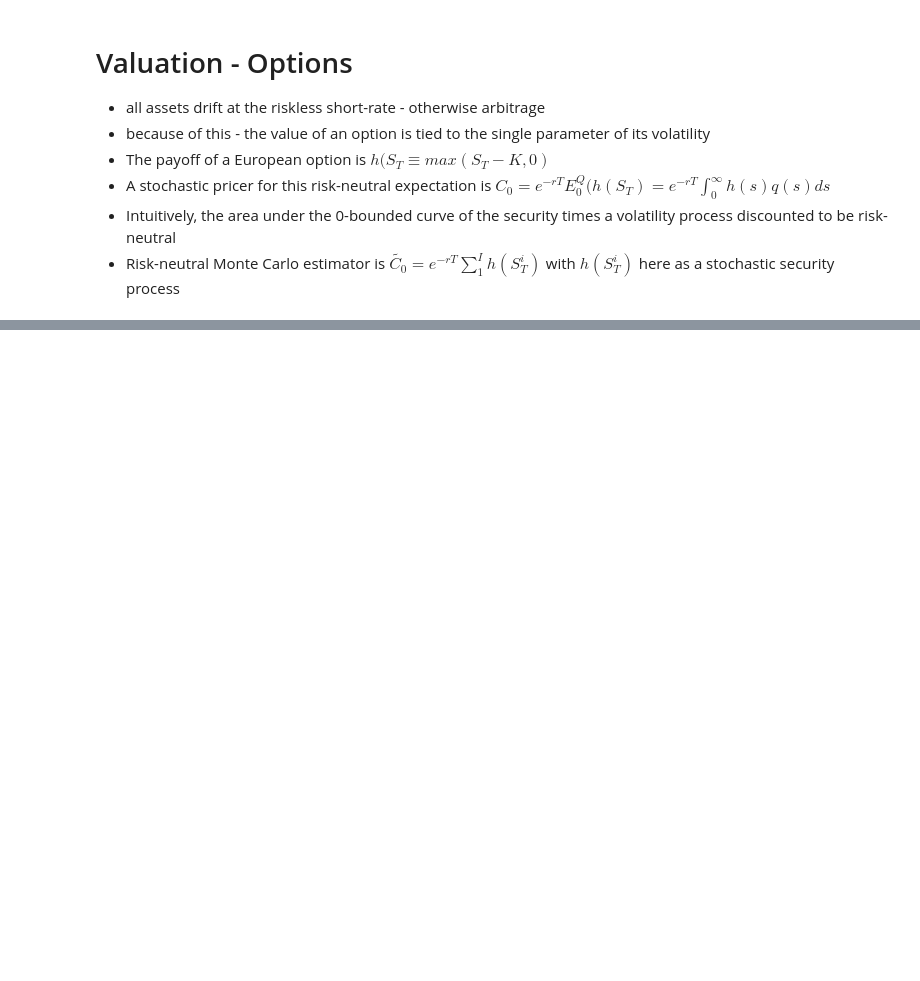
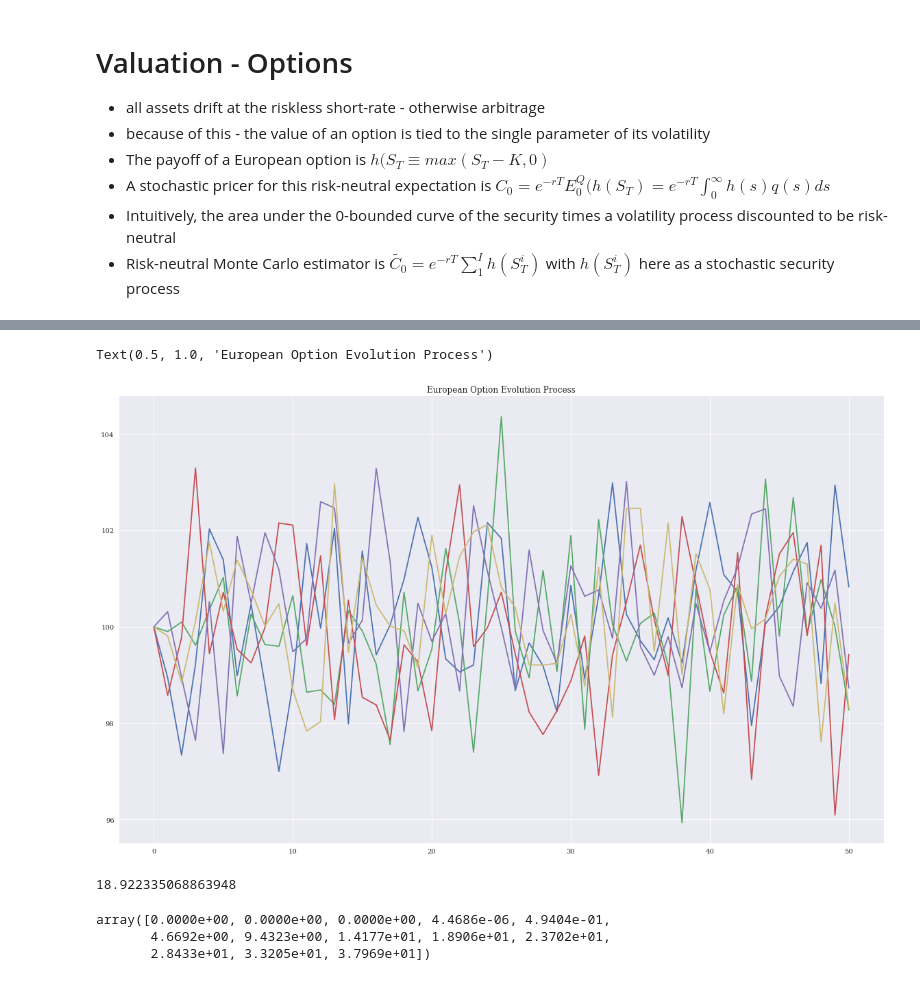
Before and after one commit to thomasmurphycodes/PythonForFinance, a Jupyter notebook: notebooks/Chapter 12 - Stochastics.ipynb, the cells around one changed output, grey strips where cells are left out. Drawn from its saved outputs; the diff is of its cells as text; code cells hidden in the pictures; blank space fills up the shorter version.

```diff
--- a/notebooks/Chapter 12 - Stochastics.ipynb
+++ b/notebooks/Chapter 12 - Stochastics.ipynb
@@ -430,0 +406,11 @@ Increasing volatility monotonically increases the number of 0s and also fattens
+# %%
+plt.figure(figsize=(20,12))
+plt.plot(euro_security_process[:, :5])
+plt.title('European Option Evolution Process')
+# %% [output]
+Text(0.5, 1.0, 'European Option Evolution Process')
+[figure, added]
+# %%
+print(euro_price_mean)
+# %% [output]
+18.922335068863948
@@ -430,0 +425,9 @@ Increasing volatility monotonically increases the number of 0s and also fattens
+# %%
+strike_list = np.arange(80., 140.1, 5.)
+put_surface = generate_european_price_surface(strike_list, 'put')
+put_surface = np.array(put_surface)
+put_surface
+# %% [output]
+array([0.0000e+00, 0.0000e+00, 0.0000e+00, 4.4686e-06, 4.9404e-01,
+       4.6692e+00, 9.4323e+00, 1.4177e+01, 1.8906e+01, 2.3702e+01,
+       2.8433e+01, 3.3205e+01, 3.7969e+01])
```
Also changed, not shown: parts of 26 cells of this notebook.
